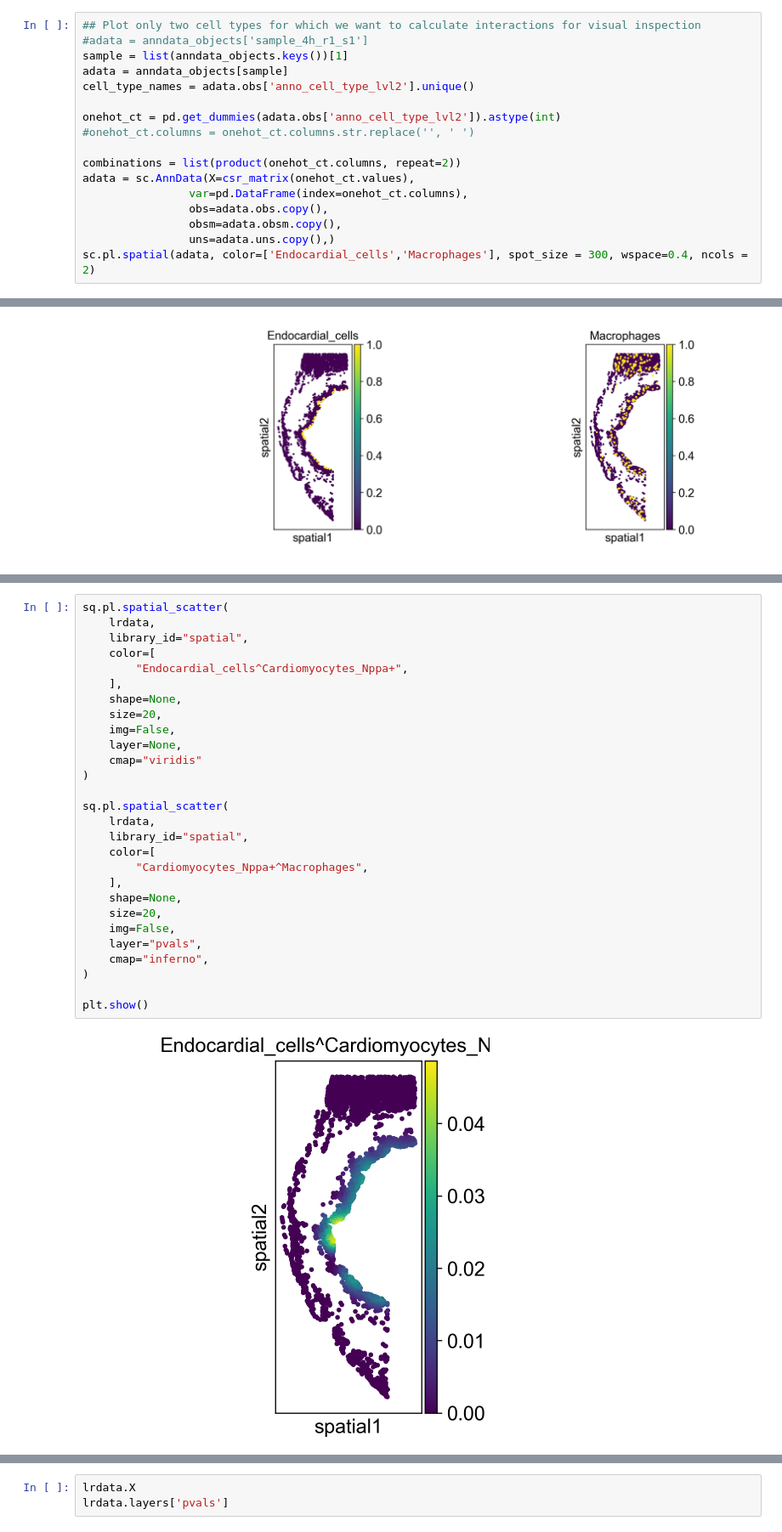
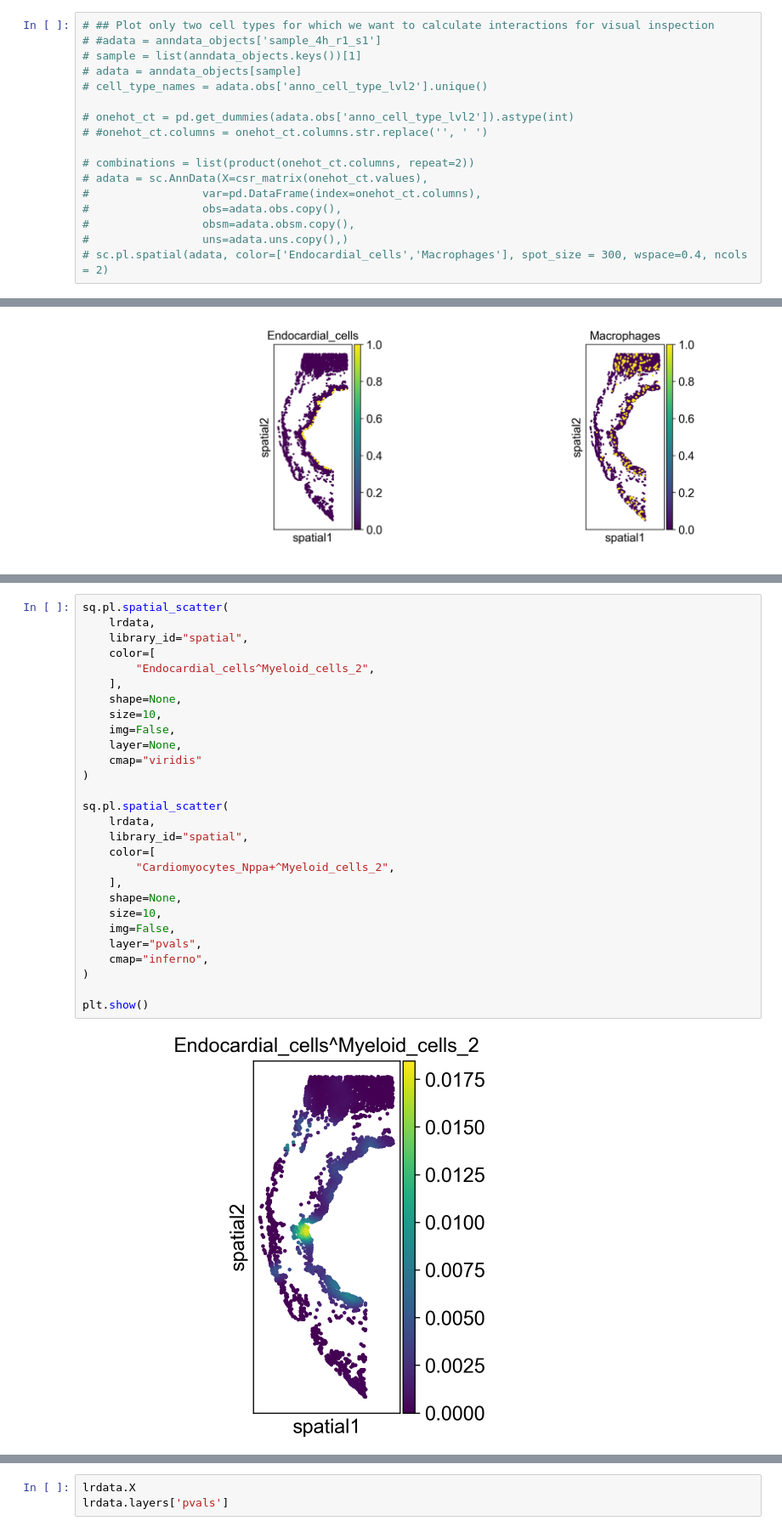
Before and after one commit to SchapiroLabor/mi_spatialomics, a Jupyter notebook: analysis/molecular_cartography_python/molkart.local_analysis_lianaplus.ipynb, the cells around one changed output, grey strips where cells are left out. Shown at 85% size. Saved outputs shown, nothing was run; the diff lists cells and outputs as text.

Commit message:
Finalized new Figure 1 plots.

```diff
--- a/analysis/molecular_cartography_python/molkart.local_analysis_lianaplus.ipynb
+++ b/analysis/molecular_cartography_python/molkart.local_analysis_lianaplus.ipynb
@@ -101,20 +101,20 @@ li.ut.query_bandwidth(adata.obsm['spatial'], start=0, end=500, interval_n=20)
 # %%
-## Plot only two cell types for which we want to calculate interactions for visual inspection
-#adata = anndata_objects['sample_4h_r1_s1']
-sample = list(anndata_objects.keys())[1]
-adata = anndata_objects[sample]
-cell_type_names = adata.obs['anno_cell_type_lvl2'].unique()
+# ## Plot only two cell types for which we want to calculate interactions for visual inspection
+# #adata = anndata_objects['sample_4h_r1_s1']
+# sample = list(anndata_objects.keys())[1]
+# adata = anndata_objects[sample]
+# cell_type_names = adata.obs['anno_cell_type_lvl2'].unique()
 
-onehot_ct = pd.get_dummies(adata.obs['anno_cell_type_lvl2']).astype(int)
-#onehot_ct.columns = onehot_ct.columns.str.replace('', ' ')
+# onehot_ct = pd.get_dummies(adata.obs['anno_cell_type_lvl2']).astype(int)
+# #onehot_ct.columns = onehot_ct.columns.str.replace('', ' ')
 
-combinations = list(product(onehot_ct.columns, repeat=2))
-adata = sc.AnnData(X=csr_matrix(onehot_ct.values),
-                var=pd.DataFrame(index=onehot_ct.columns),
-                obs=adata.obs.copy(),
-                obsm=adata.obsm.copy(),
-                uns=adata.uns.copy(),)
-sc.pl.spatial(adata, color=['Endocardial_cells','Macrophages'], spot_size = 300, wspace=0.4, ncols = 2)
+# combinations = list(product(onehot_ct.columns, repeat=2))
+# adata = sc.AnnData(X=csr_matrix(onehot_ct.values),
+#                 var=pd.DataFrame(index=onehot_ct.columns),
+#                 obs=adata.obs.copy(),
+#                 obsm=adata.obsm.copy(),
+#                 uns=adata.uns.copy(),)
+# sc.pl.spatial(adata, color=['Endocardial_cells','Macrophages'], spot_size = 300, wspace=0.4, ncols = 2)
 # %% [output]
 ... storing 'anno_cell_type_lvl1' as categorical
 ... storing 'anno_cell_type_lvl2' as categorical
@@ -164,30 +164,30 @@ Index(['Cardiomyocytes^Cardiomyocytes_Nppa+',
 # %%
 sq.pl.spatial_scatter(
     lrdata,
     library_id="spatial",
     color=[
-        "Endocardial_cells^Cardiomyocytes_Nppa+",
+        "Endocardial_cells^Myeloid_cells_2",
     ],
     shape=None,
-    size=20,
+    size=10,
     img=False,
     layer=None,
     cmap="viridis"
 )
 
 sq.pl.spatial_scatter(
     lrdata,
     library_id="spatial",
     color=[
-        "Cardiomyocytes_Nppa+^Macrophages",
+        "Cardiomyocytes_Nppa+^Myeloid_cells_2",
     ],
     shape=None,
-    size=20,
+    size=10,
     img=False,
     layer="pvals",
     cmap="inferno",
 )
 
 plt.show()
 # %% [output]
-[figure, old version]
+[figure, new version]
```
Also changed, not shown: parts of 4 cells of this notebook, 9 other files.
